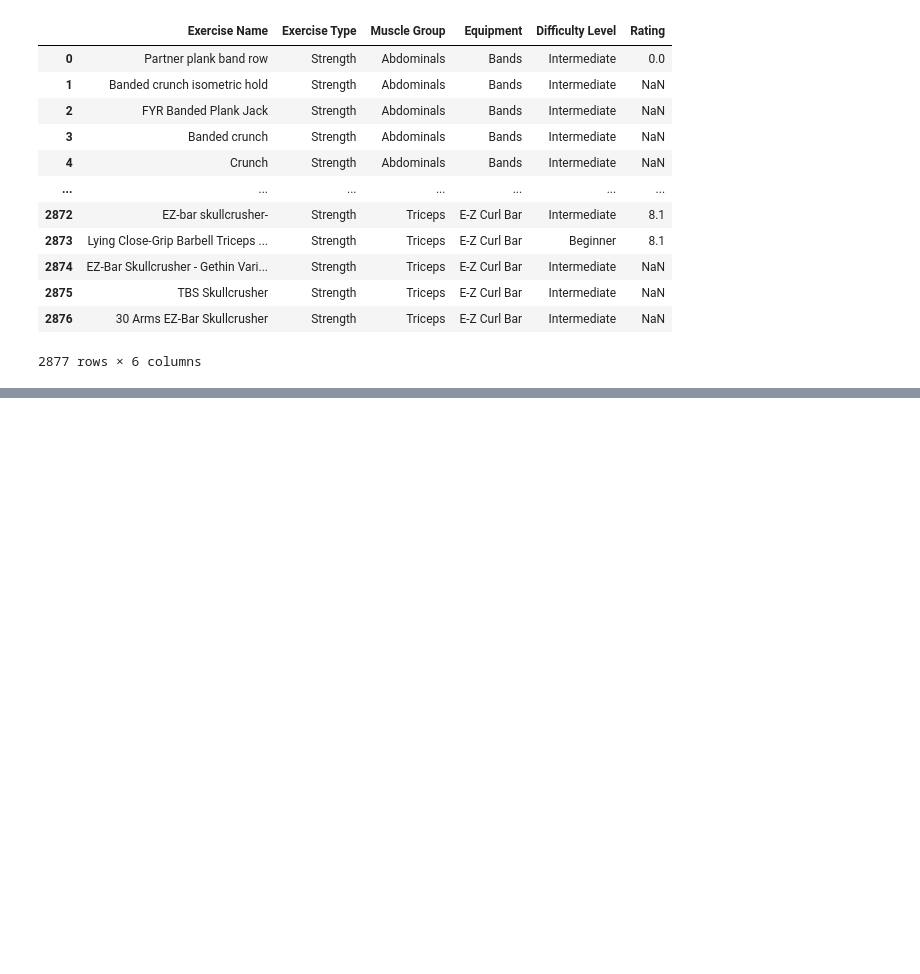
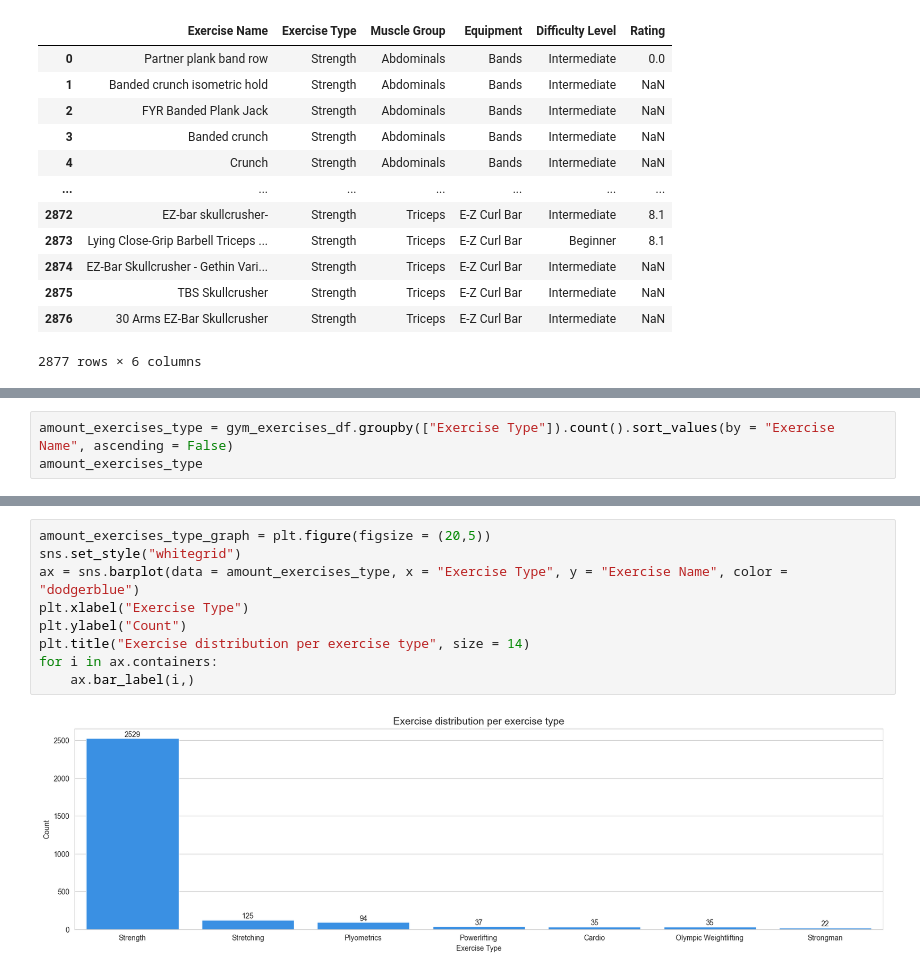
Before and after one commit to herrerovir/Gym-exercises-exploratory-data-analysis, a Jupyter notebook: EDA-gym-exercises.ipynb, the cells around one changed output, grey strips where cells are left out. Cells and saved outputs as stored; diff of their text form; blank space fills up the shorter version.

```diff
--- a/EDA-gym-exercises.ipynb
+++ b/EDA-gym-exercises.ipynb
@@ -213,0 +283,3 @@ gym_exercises_df
+# %%
+amount_exercises_type = gym_exercises_df.groupby(["Exercise Type"]).count().sort_values(by = "Exercise Name", ascending = False)
+amount_exercises_type
@@ -213,0 +296,11 @@ gym_exercises_df
+# %%
+amount_exercises_type_graph = plt.figure(figsize = (20,5))
+sns.set_style("whitegrid")
+ax = sns.barplot(data = amount_exercises_type, x = "Exercise Type", y = "Exercise Name", color = "dodgerblue")
+plt.xlabel("Exercise Type")
+plt.ylabel("Count")
+plt.title("Exercise distribution per exercise type", size = 14)
+for i in ax.containers:
+    ax.bar_label(i,)
+# %% [output]
+[figure, added]
```
Also changed, not shown: parts of 17 cells of this notebook.
